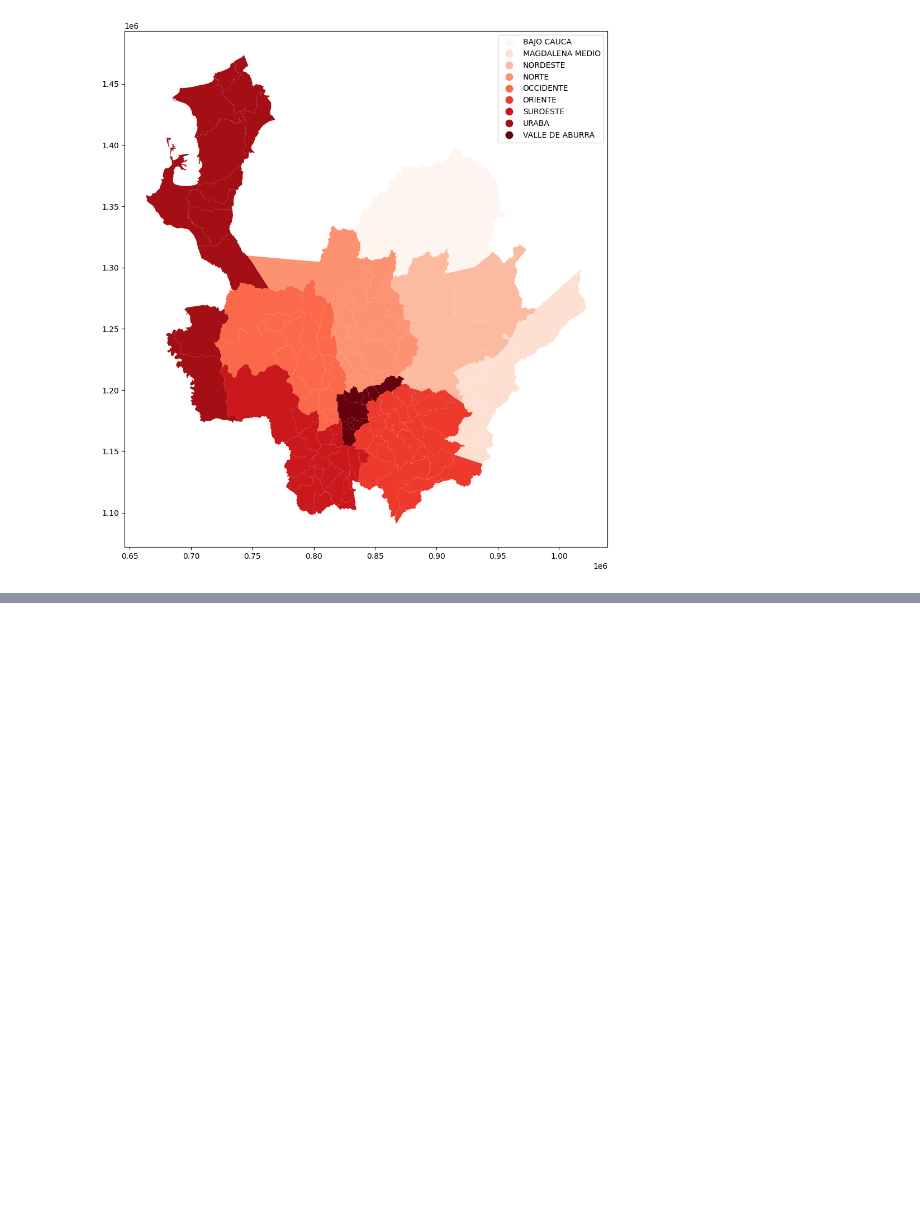
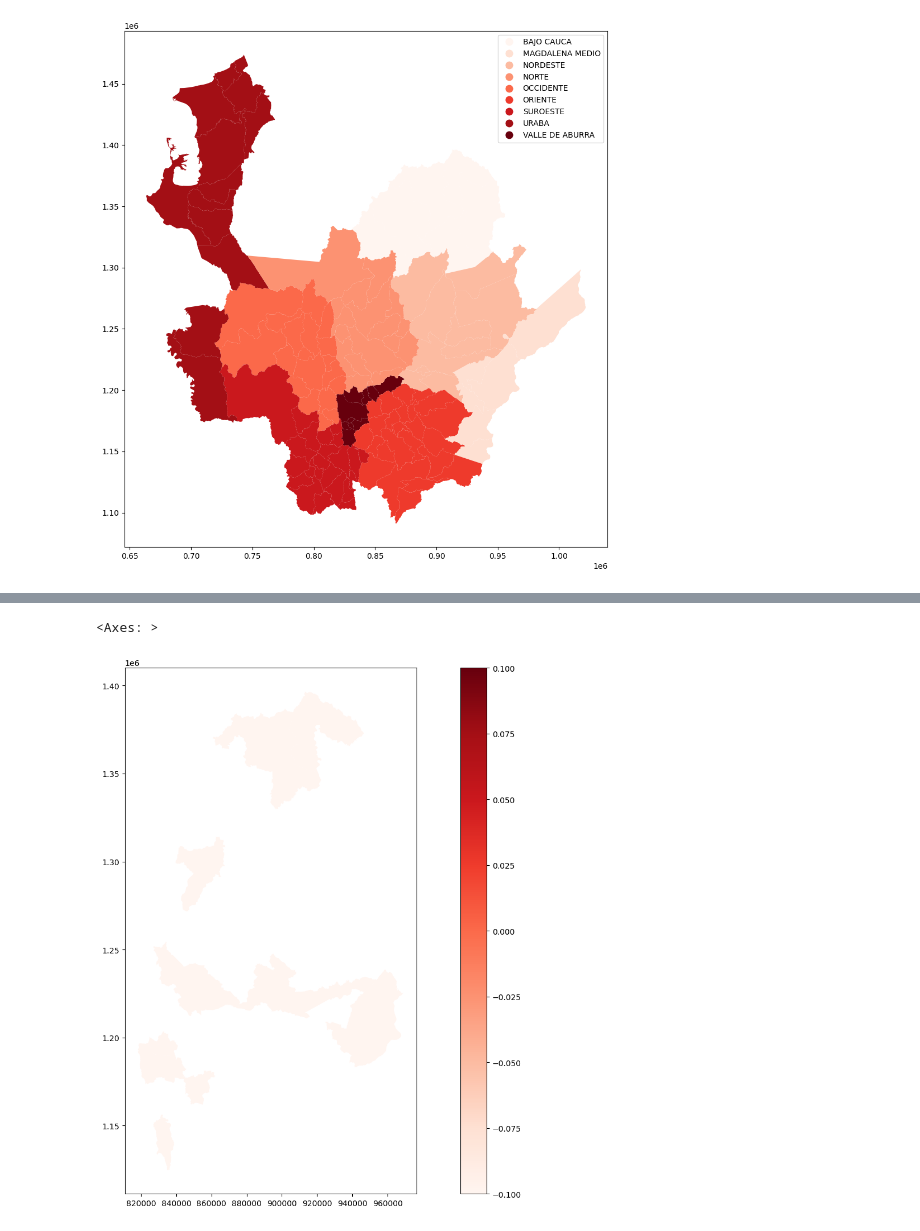
Before and after one commit to stijopa/Tesis, a Jupyter notebook: EDA_T_Sensores.ipynb, the cells around one changed output, grey strips where cells are left out. Cells and saved outputs as stored; diff of their text form; code cells hidden in the pictures; blank space fills up the shorter version.

```diff
--- a/EDA_T_Sensores.ipynb
+++ b/EDA_T_Sensores.ipynb
@@ -142,0 +151,5 @@ mapa_con_sensores.plot(column='SUBREGION', cmap='Reds', legend=True, figsize=(20
+# %%
+mapa_con_sensores.plot(column='Valor', cmap='Reds', legend=True, figsize=(20, 12))
+# %% [output]
+<Axes: >
+[figure, added]
```
Also changed, not shown: parts of 11 cells of this notebook.
